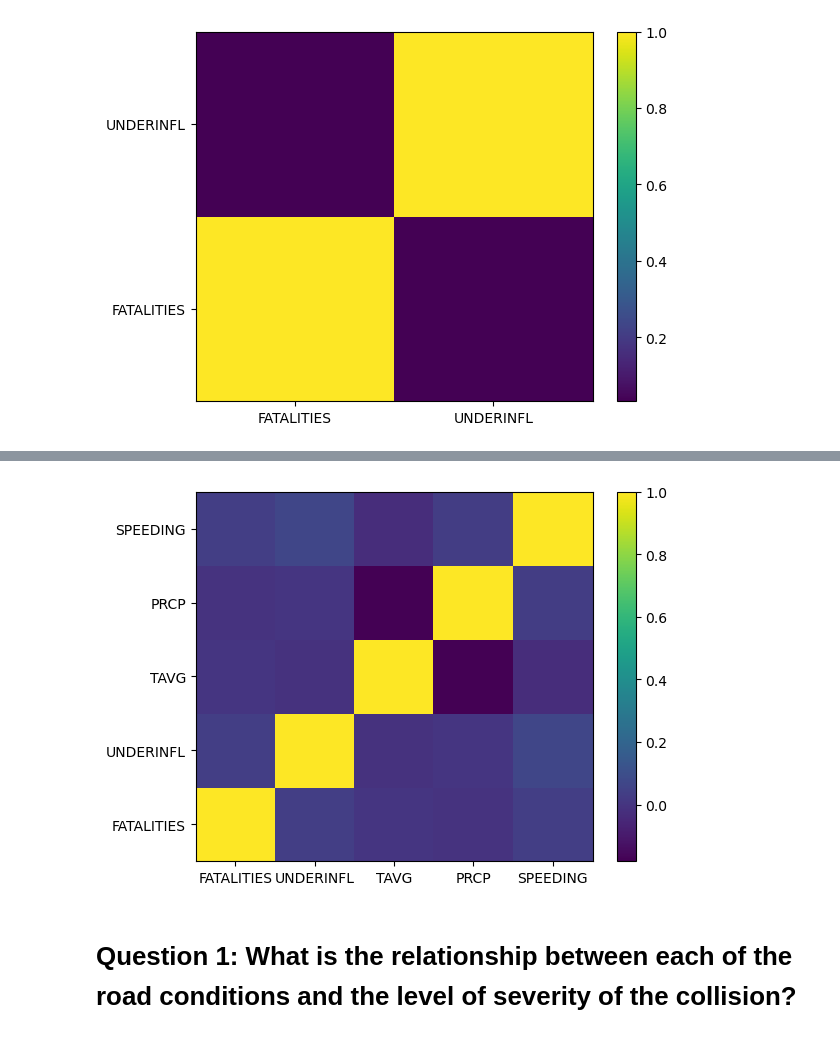
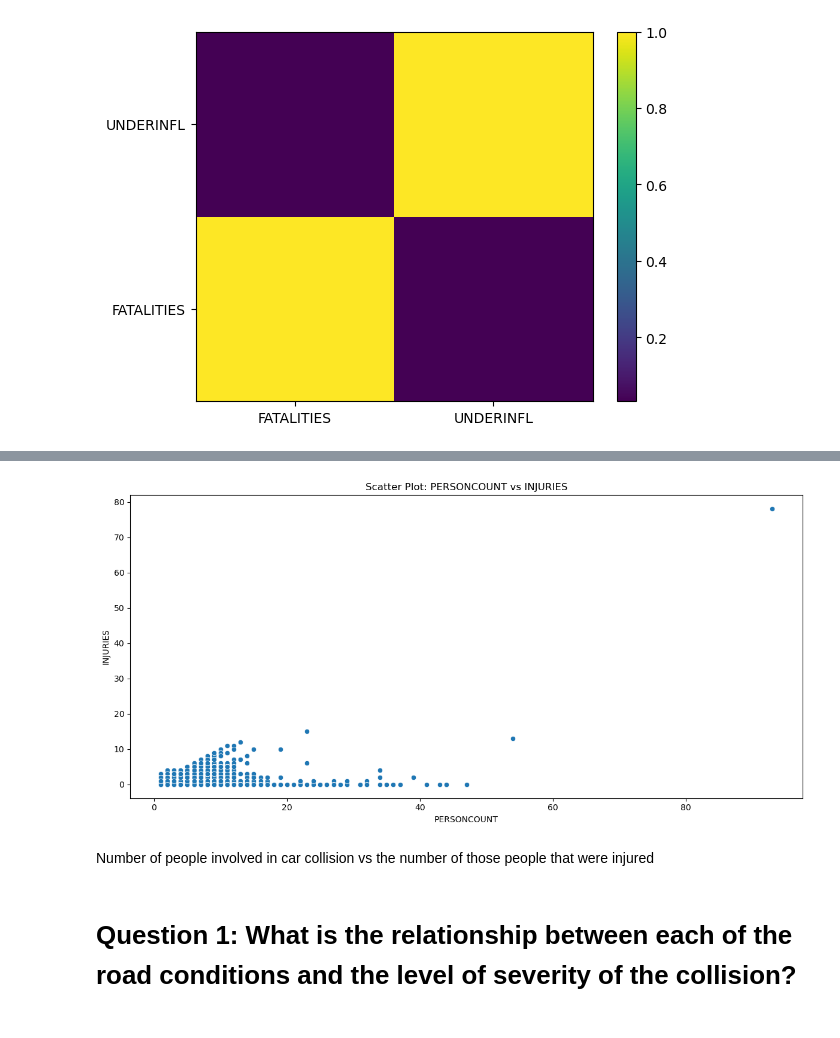
Before and after one commit to JocelynRupp/CS5324Project, a Jupyter notebook: Lab1.ipynb, the cells around one changed output, grey strips where cells are left out. Cells and saved outputs as stored; diff of their text form; code cells hidden in the pictures.

Commit message:
more graphs

```diff
--- a/Lab1.ipynb
+++ b/Lab1.ipynb
@@ -19,10 +19,6 @@ import pandas as pd
 import matplotlib.pyplot as plt
 import seaborn as sns
 
-#df = pd.read_csv('/Users/juliarushton/Desktop/seattle_collision_data_2005_2019.csv')
-df = pd.read_csv('../seattle_collision_data_2005_2019.csv')
+df = pd.read_csv('/Users/juliarushton/Desktop/seattle_collision_data_2005_2019.csv')
+#df = pd.read_csv('../seattle_collision_data_2005_2019.csv')
 df.head()
-
-##is there a relationship between number of accidents and time of year
-##amount of preciptation according to fatalitiy rates
-##
@@ -102,5 +82,0 @@ memory usage: 19.3+ MB
-# %%
-# Change boolean values to integars
-df[['UNDERINFL', 'SPEEDING']] = df[['UNDERINFL', 'SPEEDING']].astype(int)
-df.info()
-df.head()
@@ -262,15 +260,28 @@ plt.show()
 # %%
-# plot the correlation matrix
-vars_to_use = ['FATALITIES', 'UNDERINFL', 'TAVG', 'PRCP', 'SPEEDING'] # pick vars
-plt.pcolor(df[vars_to_use].corr()) # do the feature correlation plot
+import seaborn as sns
+import matplotlib.pyplot as plt
 
-# fill in the indices
-plt.yticks(np.arange(0.5, len(vars_to_use), 1), vars_to_use)
-plt.xticks(np.arange(0.5, len(vars_to_use), 1), vars_to_use)
-plt.colorbar()
+# Select numerical columns for scatter plots
+numerical_columns = df.select_dtypes(include=['int64', 'float64'])
+
+# Define pairs of columns for scatter plots
+scatter_pairs = [('PERSONCOUNT', 'INJURIES')]
+
+# Create scatter plots
+plt.figure(figsize=(12, 6))
+for i, pair in enumerate(scatter_pairs, 1):
+    plt.subplot(1, len(scatter_pairs), i)
+    sns.scatterplot(x=pair[0], y=pair[1], data=df)
+    plt.title(f'Scatter Plot: {pair[0]} vs {pair[1]}')
+    plt.xlabel(pair[0])
+    plt.ylabel(pair[1])
+
+plt.tight_layout()
 plt.show()
 # %% [output]
-[figure, old version]
+[figure, new version]
+# %% [markdown]
+Number of people involved in car collision vs the number of those people that were injured
 # %% [markdown]
 # Question 1: What is the relationship between each of the road conditions and the level of severity of the collision?
 # %%
```
Also changed, not shown: parts of 21 cells of this notebook.
